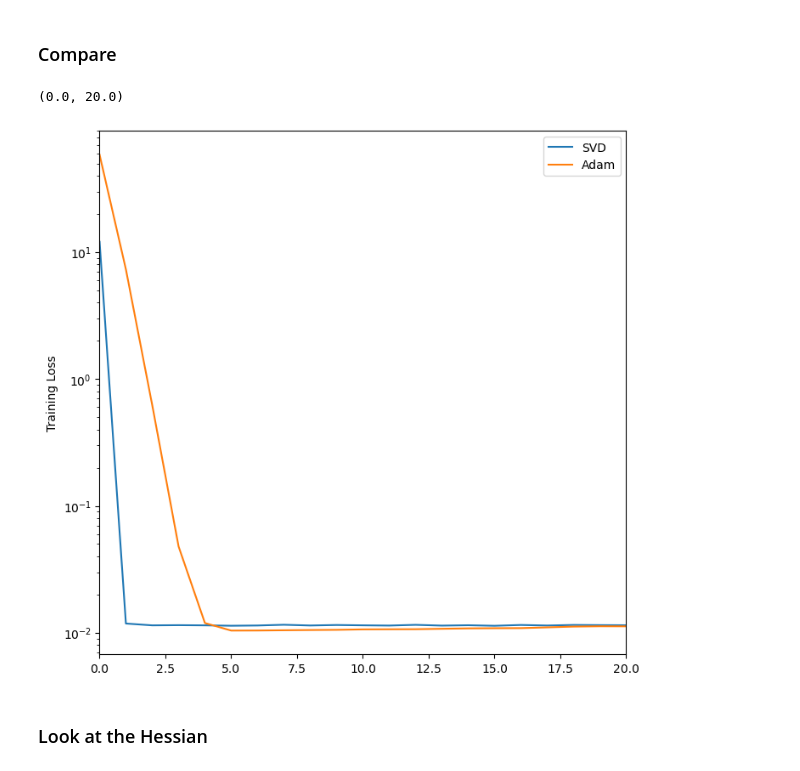
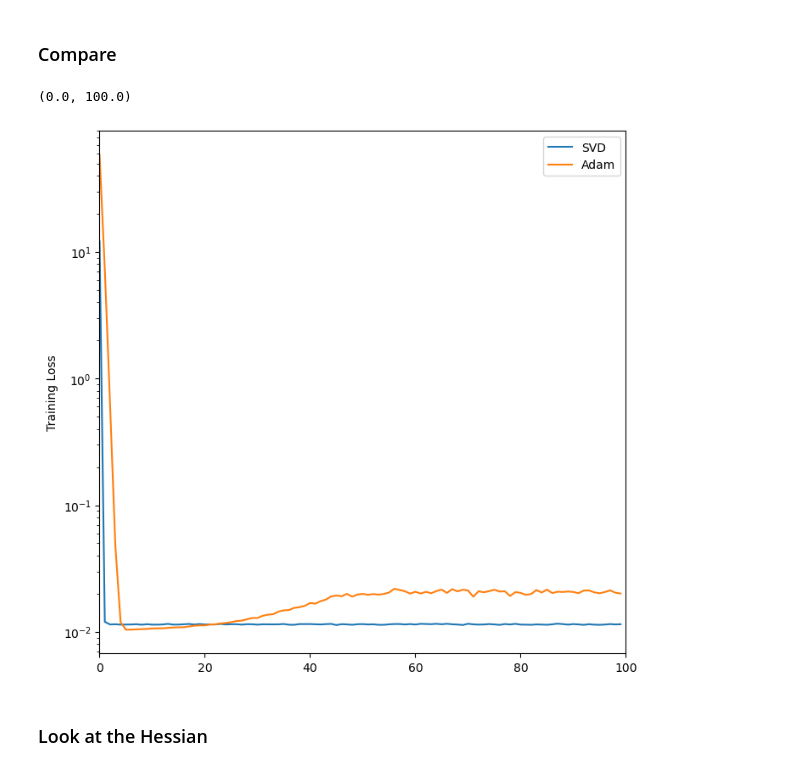
Before and after one commit to sambt/sven-experiments, a Jupyter notebook: notebooks_new/linear_model_hessian.ipynb, the cells around one changed output. Drawn from its saved outputs; the diff is of its cells as text; code cells hidden in the pictures.

```diff
--- a/notebooks_new/linear_model_hessian.ipynb
+++ b/notebooks_new/linear_model_hessian.ipynb
@@ -105,13 +160,13 @@ torch.compiler.reset()
 # %%
 plt.figure(figsize=(8,8))
 plt.plot(losses_svd['train'],label='SVD')
 plt.plot(losses_adam['train'],label='Adam')
 plt.legend()
 plt.ylabel("Training Loss")
 plt.yscale('log')
-plt.xlim([0,20])
+plt.xlim([0,100])
 # %% [output]
-(0.0, 20.0)
+(0.0, 100.0)
-[figure, old version]
+[figure, new version]
 # %% [markdown]
 ### Look at the Hessian
```
Also changed, not shown: parts of 50 cells of this notebook.
